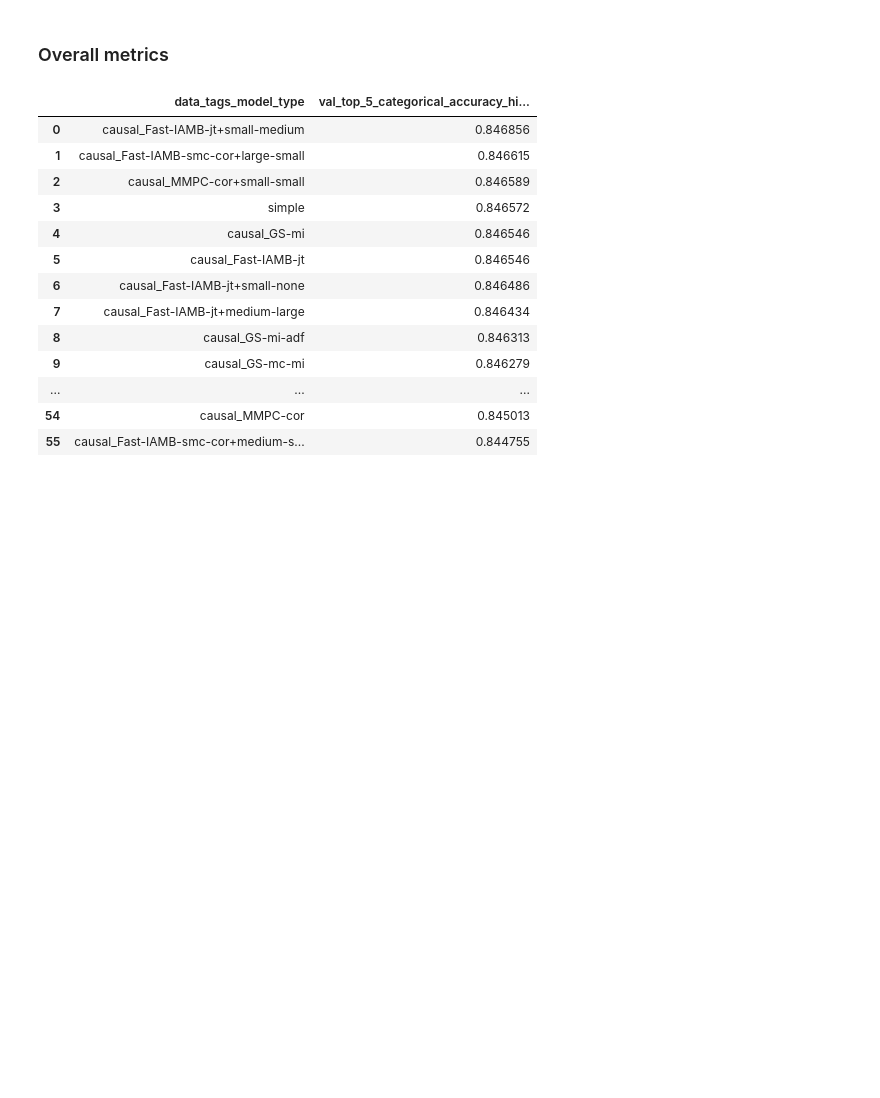
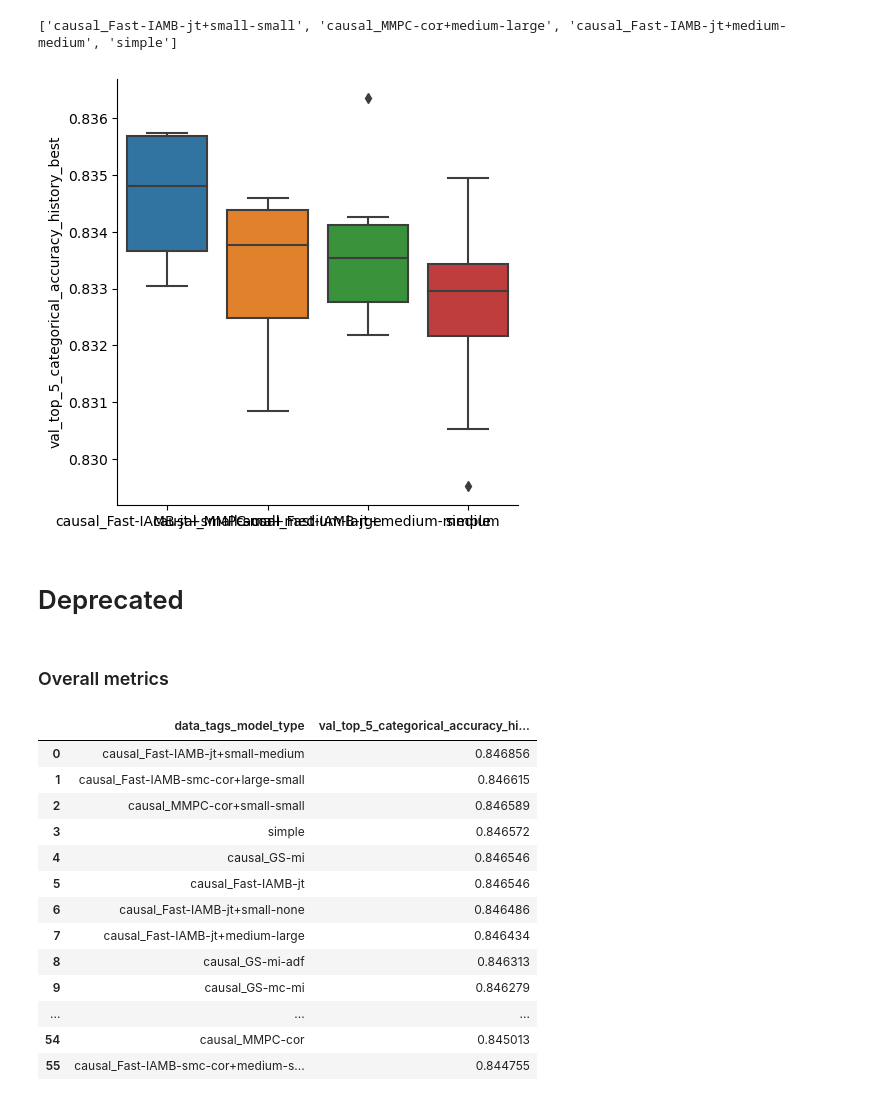
Before and after one commit to ralmasri/Domain-Guided-Monitoring, a Jupyter notebook: notebooks/knowledge_graphs.ipynb, the cells around one changed output. Drawn from its saved outputs; the diff is of its cells as text; code cells hidden in the pictures; blank space fills up the shorter version.

```diff
--- a/notebooks/knowledge_graphs.ipynb
+++ b/notebooks/knowledge_graphs.ipynb
@@ -79,0 +214,6 @@ def plot_best_metric_bar(metric_df, metric_names,
+# %%
+sorted_top_5_accuracy_median_df = pd.DataFrame(
+    matrix_df.groupby(['data_tags_model_type'])['val_top_5_categorical_accuracy_history_best']
+    .median()
+    .sort_values(ascending=False)).reset_index()
+sorted_top_5_accuracy_median_df
@@ -80,3 +272,12 @@ def plot_best_metric_bar(metric_df, metric_names,
+# %%
+print(top_k_median)
+plot_best_metric_bar(matrix_df, ['val_top_5_categorical_accuracy_history_best'],
+x_order = top_k_median)
+# %% [output]
+['causal_Fast-IAMB-jt+small-small', 'causal_MMPC-cor+medium-large', 'causal_Fast-IAMB-jt+medium-medium', 'simple']
+[figure, added]
+# %% [markdown]
+# Deprecated
 # %% [markdown]
 ### Overall metrics
 # %%
```
Also changed, not shown: parts of 20 cells of this notebook.
